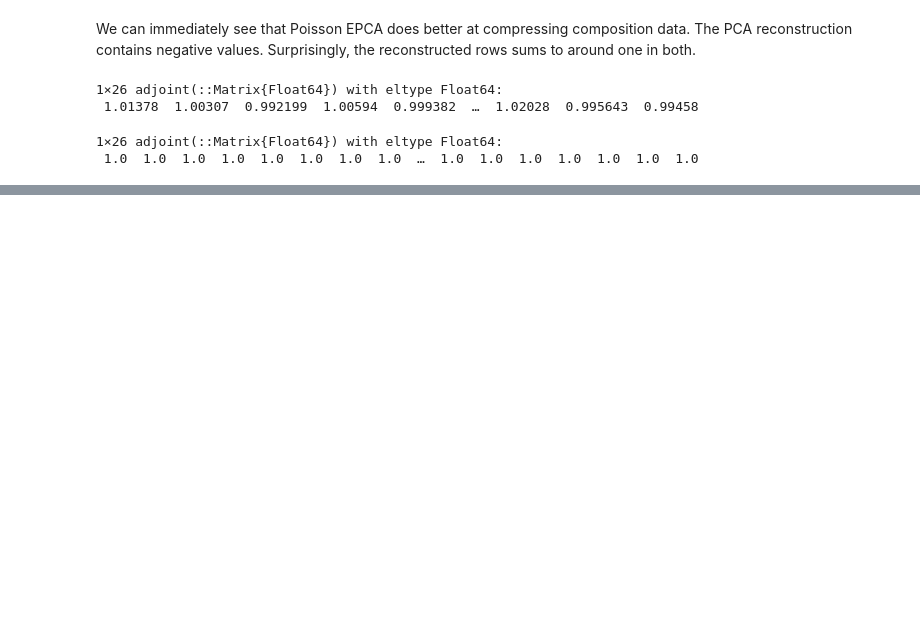
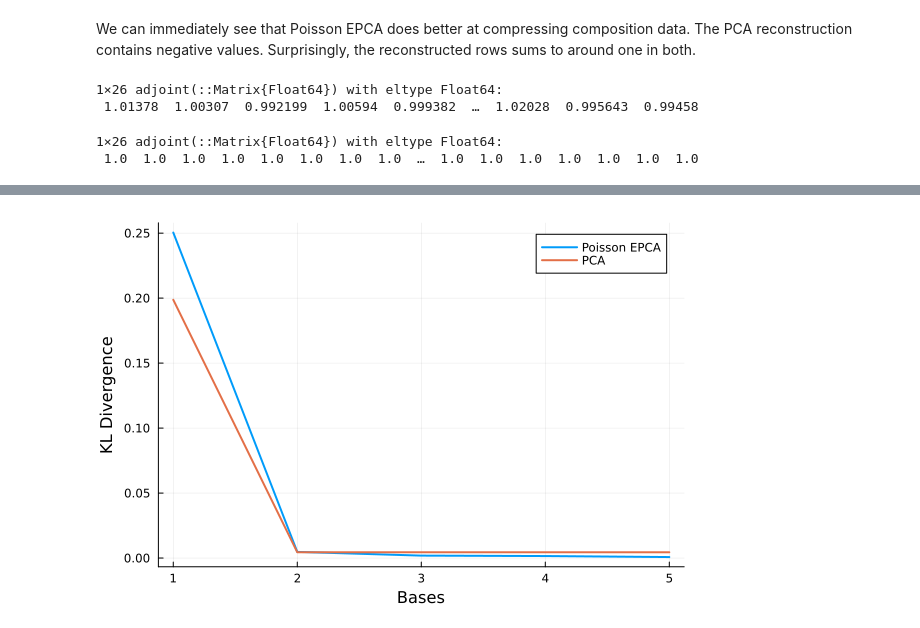
Before and after one commit to FlyingWorkshop/BeliefCompression, a Jupyter notebook: EPCABenchmarks/soils.ipynb, the cells around one changed output, grey strips where cells are left out. Cells and saved outputs as stored; diff of their text form; code cells hidden in the pictures; blank space fills up the shorter version.

```diff
--- a/EPCABenchmarks/soils.ipynb
+++ b/EPCABenchmarks/soils.ipynb
@@ -92,18 +93,34 @@ sum(Xre2, dims=2)'
 # %%
 using Statistics
 # %%
-kl(p, q) = sum(p .* log.(p ./ q))
+means1 = []
+means2 = []
+for outdim in 1:indim
+    # fit EPCA
+    epca = PoissonEPCA(indim, outdim)
+    A1 = fit!(epca, normalized_compositions; verbose=false, maxiter=50)
+    Xre1 = decompress(epca, A1)
 
-# TODO: perform this analysis w/ different numbers of bases
-kl1 = []
-kl2 = []
-for (p1, p2, q) in zip(eachrow(Xre1), eachrow(Xre2), eachrow(normalized_compositions))
-    if any(p2 .< 0)
-        continue
+    # fit PCA
+    M = fit(PCA, normalized_compositions; maxoutdim=outdim)
+    A2 = predict(M, normalized_compositions)
+    Xre2 = reconstruct(M, A2)
+
+    kl(p, q) = sum(p .* log.(p ./ q))
+
+    kl1 = []
+    kl2 = []
+    kl3 = []
+    for (p1, p2, q) in zip(eachrow(Xre1), eachrow(Xre2), eachrow(normalized_compositions))
+        if any(p2 .< 0)
+            continue
+        end
+        push!(kl1, kl(p1, q))
+        push!(kl2, kl(p2, q))
     end
-    push!(kl1, kl(p1, q))
-    push!(kl2, kl(p2, q))
+    @show mean(kl1)
+    @show mean(kl2)
+    push!(means1, mean(kl1))
+    push!(means2, mean(kl2))
 end
-@show mean(kl1)
-@show mean(kl2);
 # %% [output]
@@ -111,0 +137,8 @@ mean(kl2) = 0.004455817802528197
+# %%
+using Plots
+
+# Plotting
+plot(1:5, means1, label="Poisson EPCA", xlabel="Bases", ylabel="KL Divergence", linewidth=2)
+plot!(1:5, means2, label="PCA", linewidth=2)
+# %% [output]
+[figure, added]
```
Also changed, not shown: parts of 4 cells of this notebook, 1 other file.
